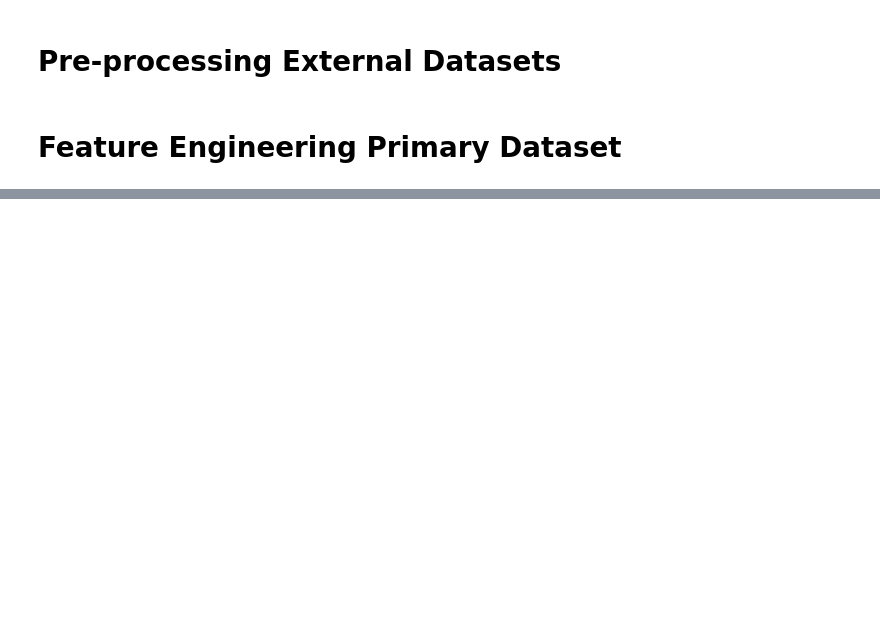
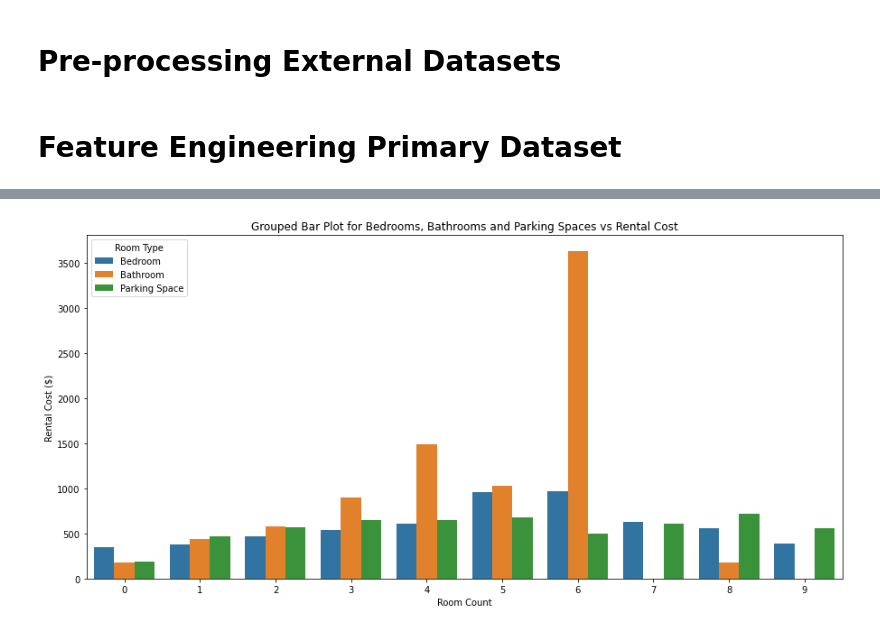
Before and after one commit to MAST30034-Applied-Data-Science/generic-real-estate-consulting-project-group-20, a Jupyter notebook: notebooks/MAST30034_Project_2_Code.ipynb, the cells around one changed output, grey strips where cells are left out. Saved outputs shown, nothing was run; the diff lists cells and outputs as text; code cells hidden in the pictures; blank space fills up the shorter version.

```diff
--- a/notebooks/MAST30034_Project_2_Code.ipynb
+++ b/notebooks/MAST30034_Project_2_Code.ipynb
@@ -161,0 +259,17 @@ print(rental_df.head())
+# %%
+# Create grouped bar plot of number of bedrooms, bathrooms and parking spaces vs rental cost
+grouped_bedrooms_df = rental_df[["bedrooms", "cost_text"]].groupby("bedrooms").agg({"cost_text": "mean"}).rename({"cost_text": "Bedroom"}, axis=1)
+grouped_bathrooms_df = rental_df[["bathrooms", "cost_text"]].groupby("bathrooms").agg({"cost_text": "mean"}).rename({"cost_text": "Bathroom"}, axis=1)
+grouped_parking_spaces_df = rental_df[["parking_spaces", "cost_text"]].groupby("parking_spaces").agg({"cost_text": "mean"}).rename({"cost_text": "Parking Space"}, axis=1)
+grouped_rooms_df = pd.concat([grouped_bedrooms_df, grouped_bathrooms_df, grouped_parking_spaces_df], axis=1).melt()
+grouped_rooms_df["room_count"] = [0, 1, 2, 3, 4, 5, 6, 7, 8, 9, 0, 1, 2, 3, 4, 5, 6, 7, 8, 9, 0, 1, 2, 3, 4, 5, 6, 7, 8, 9]
+plt.figure(figsize=(15,7))
+grouped_barplot = sns.barplot(data=grouped_rooms_df, x="room_count", y="value", hue="variable")
+grouped_barplot.legend(title="Room Type")
+plt.xlabel("Room Count")
+plt.ylabel("Rental Cost ($)")
+plt.title("Grouped Bar Plot for Bedrooms, Bathrooms and Parking Spaces vs Rental Cost")
+plt.show()
+plt.close()
+# %% [output]
+[figure, added]
```
Also changed, not shown: parts of 8 cells of this notebook.
